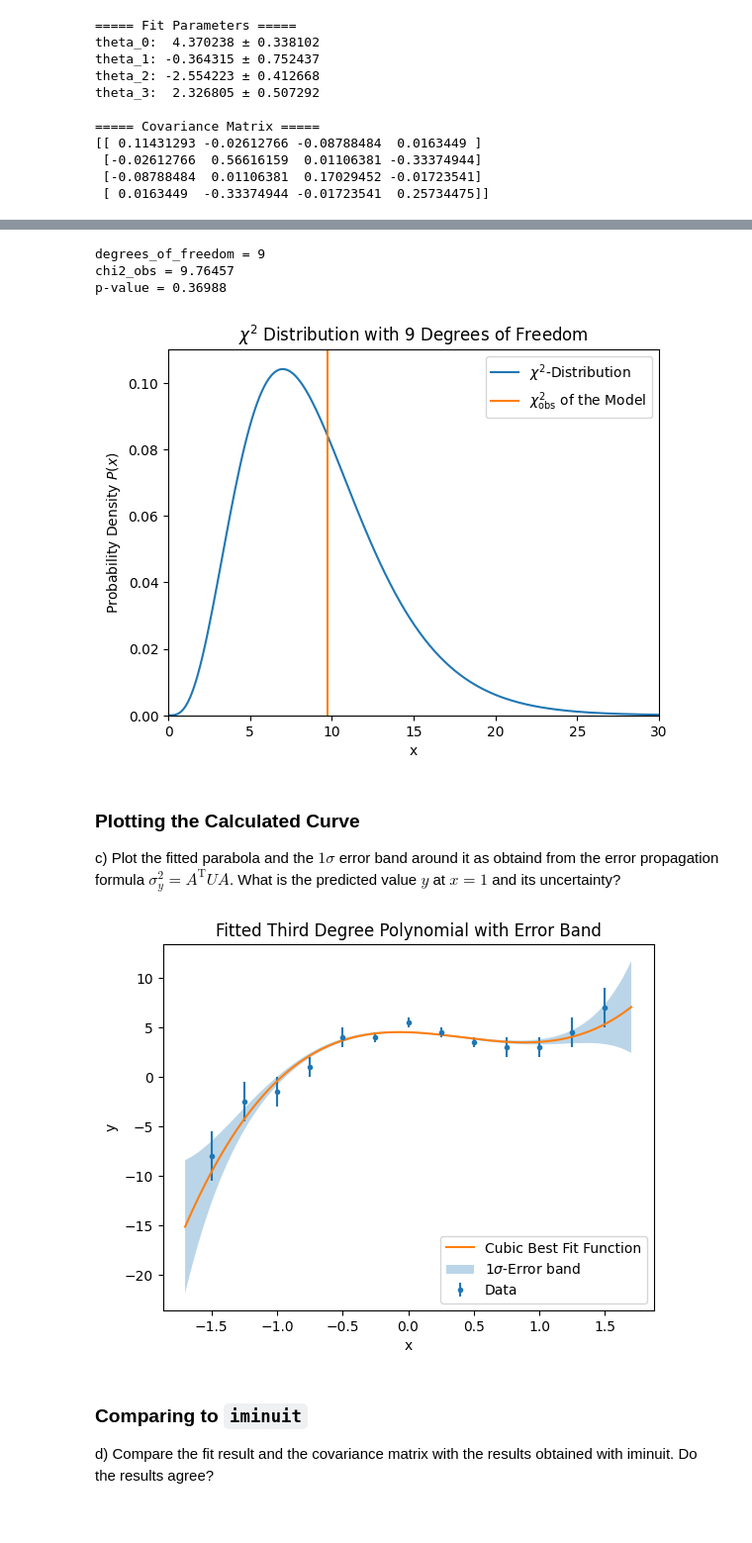
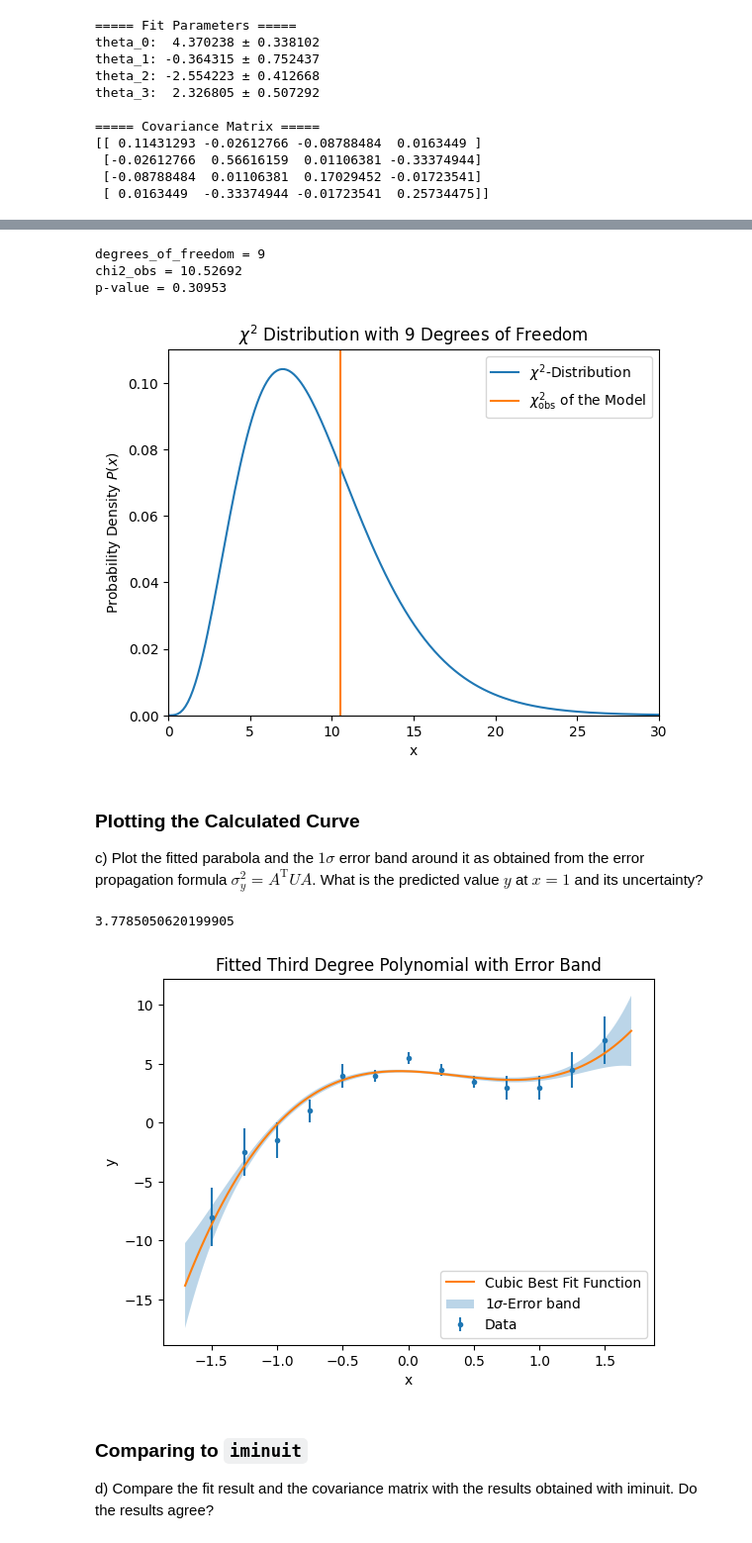
Before and after one commit to Just-Neptun/FP, a Jupyter notebook: S01 Statistik/tasks/S01_least_squares_01.ipynb, the cells around one changed output, grey strips where cells are left out. Shown at 99% size. Saved outputs shown, nothing was run; the diff lists cells and outputs as text; code cells hidden in the pictures.

Commit message:
moved class and function definitions and explanations, carried analytic result to b.) and c.),

````diff
--- a/S01 Statistik/tasks/S01_least_squares_01.ipynb
+++ b/S01 Statistik/tasks/S01_least_squares_01.ipynb
@@ -157,12 +178,20 @@ theta_3:  2.326805 ± 0.507292
 # %%
+# takes two data sets and sums their square differences, weighted by an error
+def sum_square_residuals(
+        data1: np.ndarray | float,
+        data2: np.ndarray | float,
+        data1_err: np.ndarray | float) -> float:
+    square_residuals = (data1 - data2)**2/data1_err**2
+    return np.sum(square_residuals)
+
 # define a polynomial function with string representation and jacobian
 class Polynomial:
-    def __init__(self, params: list) -> None:
+    def __init__(self, params: list | np.ndarray) -> None:
         self.params = params
         self.degree = len(self.params)-1
         self.powers = np.arange(self.degree+1)
     def eval(self, x):
-        x = np.asarray(x)
+        x = np.atleast_1d(x)
         matr = np.vstack([x]*(self.degree+1))
         matr = matr **self.powers[:,None]
         return self.params @ matr
@@ -175,3 +204,9 @@ class Polynomial:
     def jacobian(self, x: np.ndarray | list | float) -> np.ndarray:
         x = np.atleast_1d(x)
         return x[:, None] **self.powers
+
+# calculates chi2_obs of a Polynomial for given parameters
+def chi_square_for_params(*args):
+    fitcurve = Polynomial([*args])
+    data2 = fitcurve.eval(x)
+    return sum_square_residuals(y, data2, sigma_y)
@@ -218,7 +212,0 @@ m.migrad()
-# %%
-params = list(m.values)
-params_error = list(m.errors)
-
-print_params(params, params_error, 6)
-print()
-print(Polynomial(params))
@@ -276,48 +237,50 @@ chi2_obs = chi_square_for_params(*params)
 GOF_analysis(chi2_obs, degrees_of_freedom, ((0,30), (0,0.11)), 5)
 # %% [output]
 degrees_of_freedom = 9
-chi2_obs = 9.76457
-p-value = 0.36988
+chi2_obs = 10.52692
+p-value = 0.30953
-[figure, old version]
+[figure, new version]
 # %% [markdown]
 ### Plotting the Calculated Curve
-c) Plot the fitted parabola and the $1\sigma$ error band around it as obtaind from the error propagation formula $\sigma_y^2 = A^\mathrm{T} U A$. What is the predicted value $y$ at $x=1$ and its uncertainty?
+c) Plot the fitted parabola and the $1\sigma$ error band around it as obtained from the error propagation formula $\sigma_y^2 = A^\mathrm{T} U A$. What is the predicted value $y$ at $x=1$ and its uncertainty?
 # %%
 # define fitcurve with found parameters
 cubic_fit = Polynomial(params)
 
 # deifine a function to plot the polynomial alongside the data and a 1-sigma error band
 def plot_fitcurve_with_errorband(
         x, y, sigma_y,
-        fitcurve: Polynomial, covariance_matrix, fitcurve_name: str
+        fitcurve: Polynomial, cov, fitcurve_name: str
     ) -> None:
     # define points and evaluate model at them
     grid = np.linspace(-1.7, 1.7, 200)
     y_prediction = fitcurve.eval(grid)
     # propagate errors for those points
     J = fitcurve.jacobian(grid)
-    cov = np.asarray(covariance_matrix)
     sigma = np.diag(J @ cov @ J.T)
     # create 1-sigma error band
     lower = y_prediction - sigma
     upper = y_prediction + sigma
 
     # plot data, model, error band
     plt.errorbar(x, y, yerr = sigma_y, linestyle='', marker='.', label = 'Data')
     plt.plot(grid, y_prediction, label = fitcurve_name)
     plt.fill_between(grid, lower, upper, alpha = 0.3, label = '1$\\sigma$-Error band')
     plt.xlabel('x')
     plt.ylabel('y')
     plt.legend(loc='lower right')
     return
 
+print(cubic_fit.eval(1)[0])
+
 plot_fitcurve_with_errorband(
     x, y, sigma_y,
-    cubic_fit, m.covariance, 'Cubic Best Fit Function'
+    cubic_fit, cov, 'Cubic Best Fit Function'
     )
 plt.title('Fitted Third Degree Polynomial with Error Band');
 # %% [output]
+3.7785050620199905
-[figure, old version]
+[figure, new version]
 # %% [markdown]
 ### Comparing to ```iminuit```
 d) Compare the fit result and the covariance matrix with the results obtained with iminuit. Do the results agree?
````
Also changed, not shown: parts of 7 cells of this notebook.
